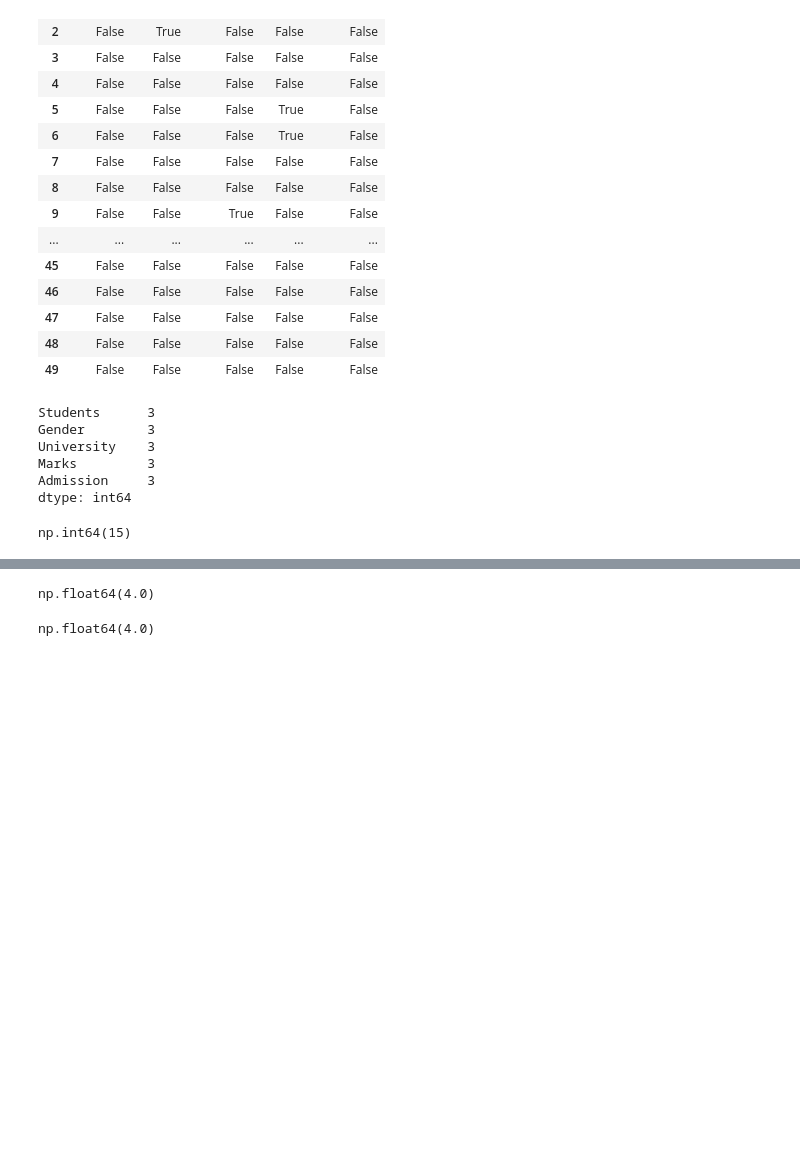
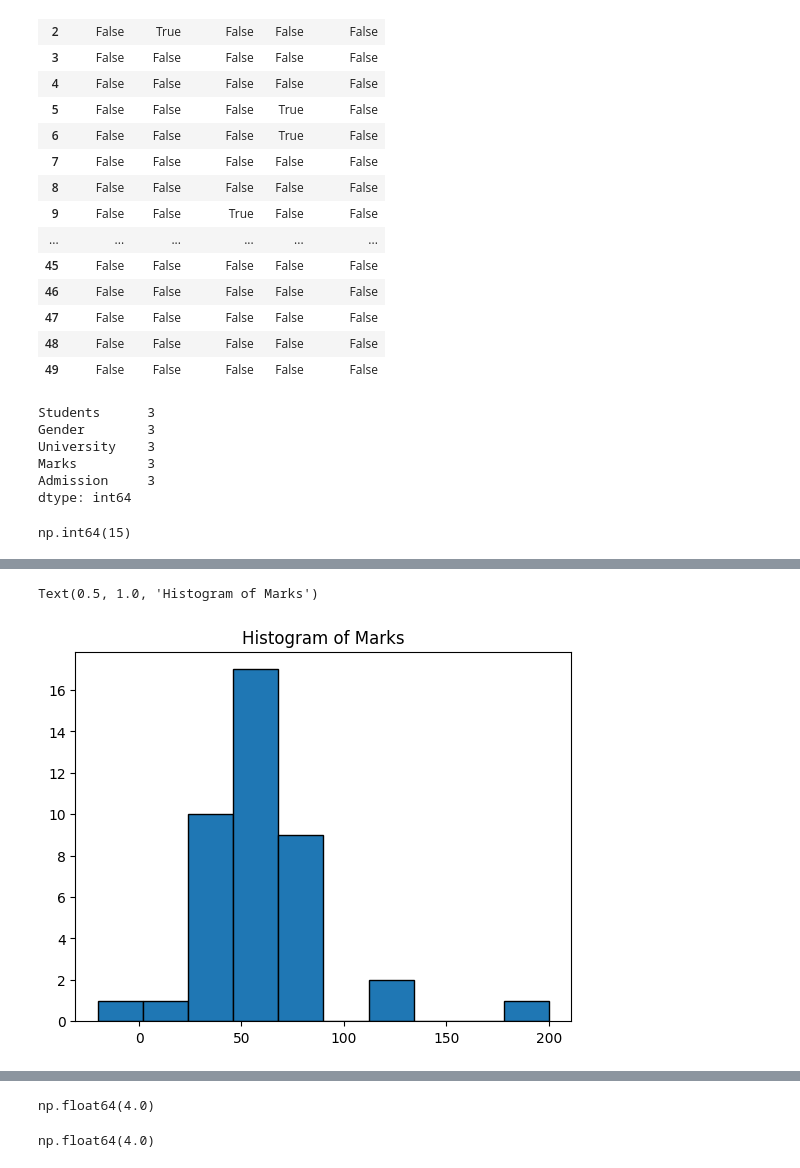
Before and after one commit to ayeshasaddiqa123/PYTHON, a Jupyter notebook: PYTHON_LIBRARIES/Statistical_operationsUsingPython.ipynb, the cells around one changed output, grey strips where cells are left out. Saved outputs shown, nothing was run; the diff lists cells and outputs as text; code cells hidden in the pictures; blank space fills up the shorter version.

```diff
--- a/PYTHON_LIBRARIES/Statistical_operationsUsingPython.ipynb
+++ b/PYTHON_LIBRARIES/Statistical_operationsUsingPython.ipynb
@@ -186,0 +197,7 @@ dtype: int64
+# %%
+# visulaize the distribution of marks using histogram
+plt.hist(df['Marks'], bins=10, edgecolor='black')
+plt.title('Histogram of Marks')
+# %% [output]
+Text(0.5, 1.0, 'Histogram of Marks')
+[figure, added]
```
Also changed, not shown: parts of 8 cells of this notebook, 4 other files.
